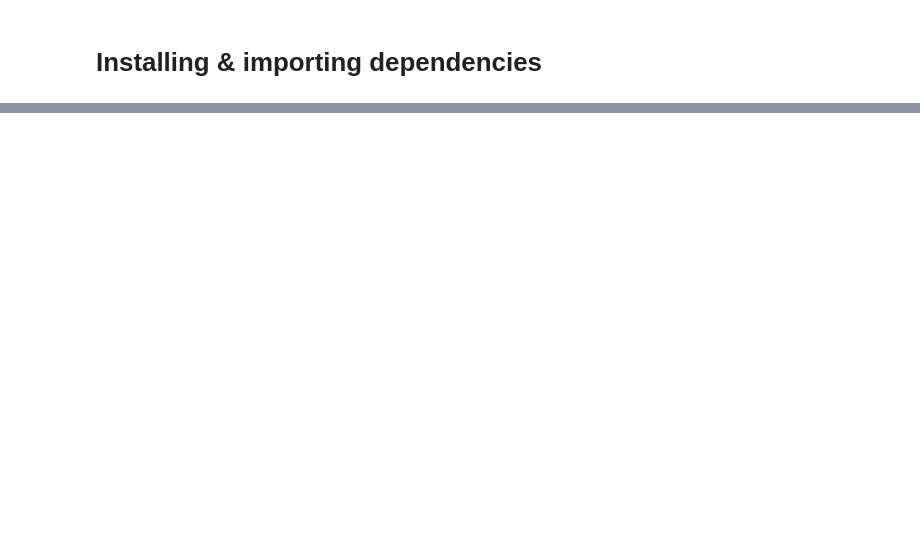
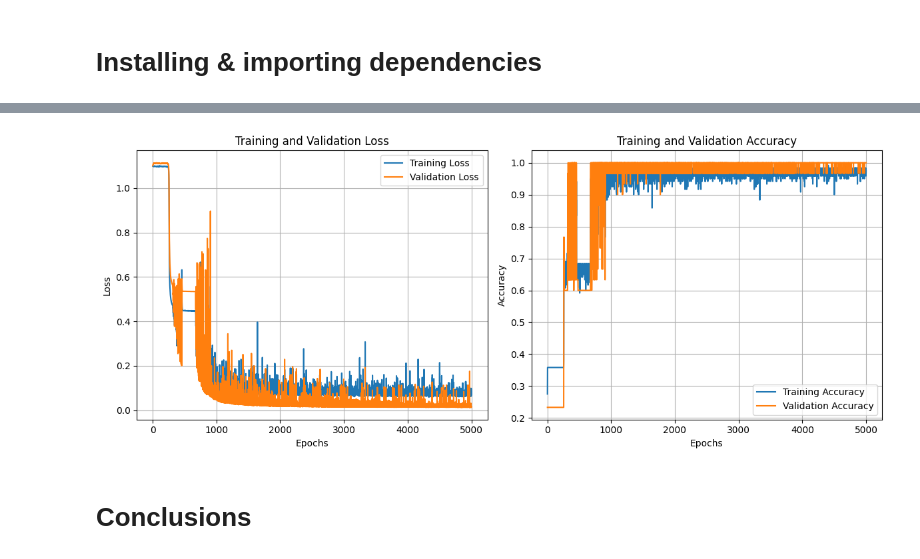
Before and after one commit to VolDonets/building_ML_models_course_materials, a Jupyter notebook: lab_works_2025_2026_2nd_sem/lab_1/lab_1_example_and_task.ipynb, the cells around one changed output, grey strips where cells are left out. Cells and saved outputs as stored; diff of their text form; code cells hidden in the pictures; blank space fills up the shorter version.

```diff
--- a/lab_works_2025_2026_2nd_sem/lab_1/lab_1_example_and_task.ipynb
+++ b/lab_works_2025_2026_2nd_sem/lab_1/lab_1_example_and_task.ipynb
@@ -48,0 +491,2 @@ So for this work you can:
+# %%
+initializer = tf.keras.initializers.RandomNormal(mean=0.0, stddev=0.01)
@@ -48,0 +524,11 @@ So for this work you can:
+# %%
+# Define the optimizer and loss function to match your backward() pass
+# SGD (Stochastic Gradient Descent) matches your weight update logic: W -= learning_rate * dW
+learning_rate = 0.1
+optimizer = tf.keras.optimizers.SGD(learning_rate=learning_rate)
+
+# CategoricalCrossentropy matches the derivative dZ2 = A2 - y
+loss_fn = tf.keras.losses.CategoricalCrossentropy()
+
+# Compile the model
+nn.compile(optimizer=optimizer, loss=loss_fn, metrics=['accuracy'])
@@ -48,0 +552,5 @@ So for this work you can:
+# %%
+epochs = 5000
+batch_size = 25
+
+history = nn.fit(x_train, y_train, validation_data=(x_test, y_test), epochs=epochs, batch_size=batch_size)
@@ -48,0 +575,39 @@ So for this work you can:
+# %%
+# 3. Visualize the training history
+# Extract the metrics from the history dictionary
+loss = history.history['loss']
+val_loss = history.history['val_loss']
+accuracy = history.history['accuracy']
+val_accuracy = history.history['val_accuracy']
+epochs_range = range(1, epochs + 1)
+
+# Create a figure with two subplots (1 row, 2 columns)
+plt.figure(figsize=(12, 5))
+
+# Plot 1: Training and Validation Loss
+plt.subplot(1, 2, 1)
+plt.plot(epochs_range, loss, label='Training Loss')
+plt.plot(epochs_range, val_loss, label='Validation Loss',)
+plt.title('Training and Validation Loss')
+plt.xlabel('Epochs')
+plt.ylabel('Loss')
+plt.legend()
+plt.grid(True)
+
+# Plot 2: Training and Validation Accuracy
+plt.subplot(1, 2, 2)
+plt.plot(epochs_range, accuracy, label='Training Accuracy',)
+plt.plot(epochs_range, val_accuracy, label='Validation Accuracy',)
+plt.title('Training and Validation Accuracy')
+plt.xlabel('Epochs')
+plt.ylabel('Accuracy')
+plt.legend()
+plt.grid(True)
+
+# Display the plots
+plt.tight_layout()
+plt.show()
+# %% [output]
+[figure, added]
+# %% [markdown]
+# Conclusions
```
Also changed, not shown: parts of 30 cells of this notebook, 1 other file.
